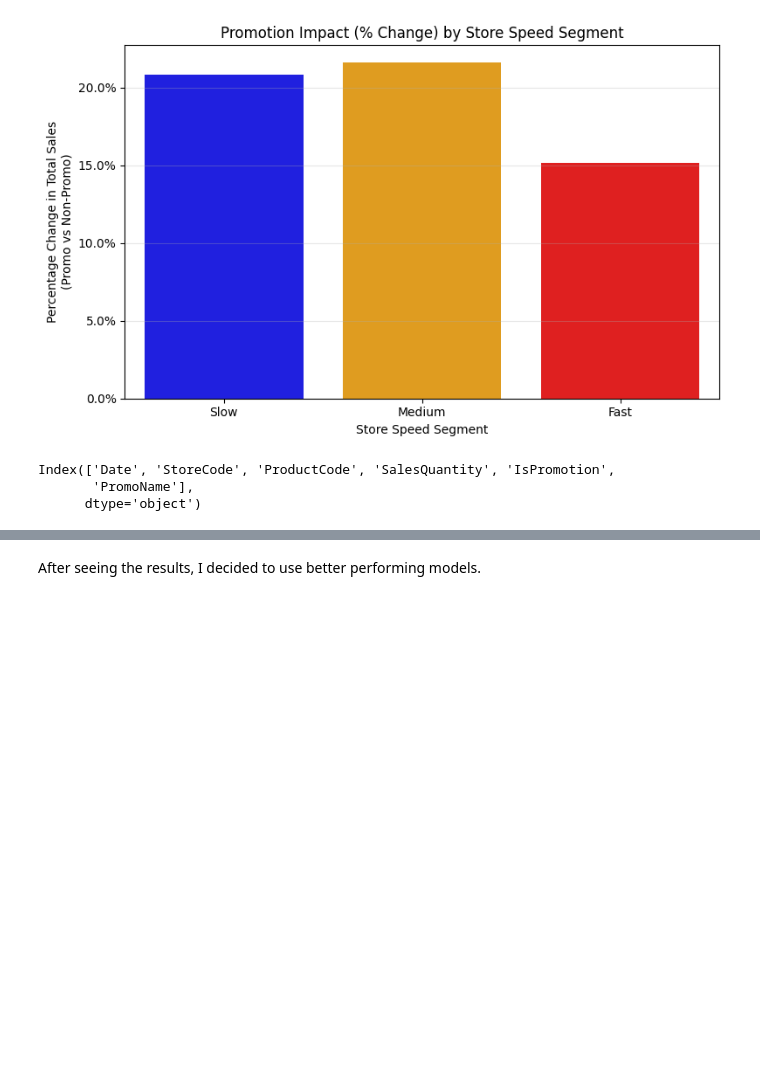
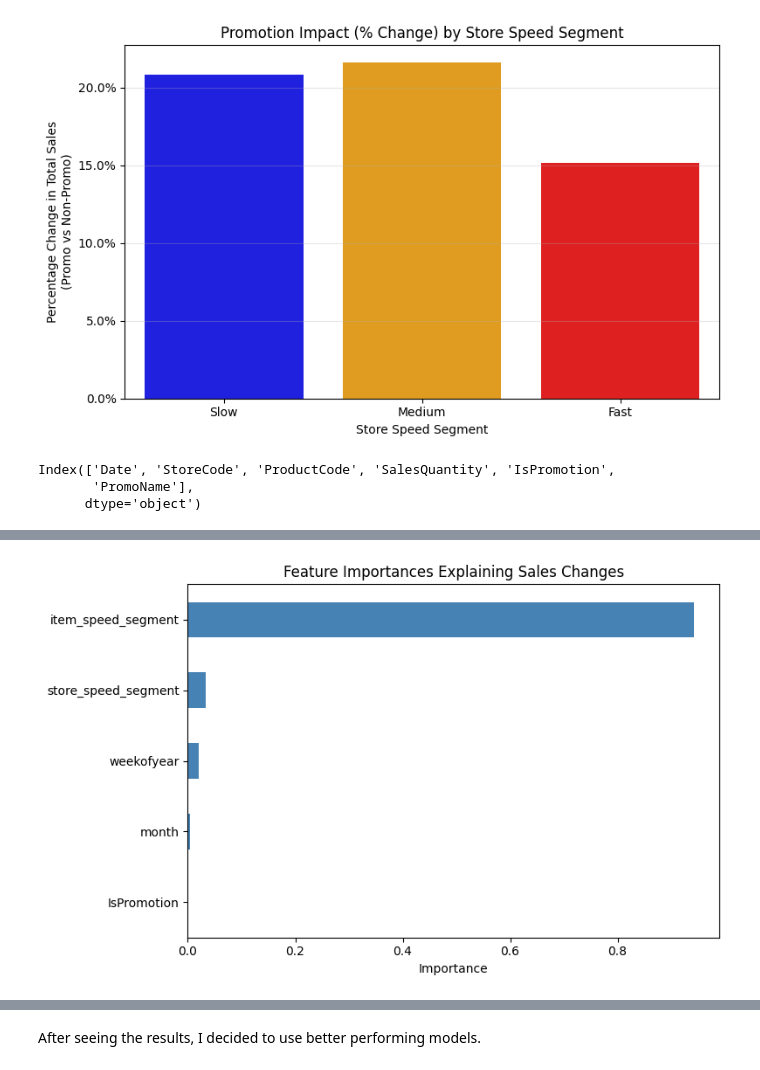
Before and after one commit to emrekaany/Promotion_Bump_DS_Case, a Jupyter notebook: promotion-bump.ipynb, the cells around one changed output, grey strips where cells are left out. Drawn from its saved outputs; the diff is of its cells as text; code cells hidden in the pictures; blank space fills up the shorter version.

```diff
--- a/promotion-bump.ipynb
+++ b/promotion-bump.ipynb
@@ -1021,0 +1050,88 @@ Correct biggest effect (excluding Residual): C(ItemSpeed) (explains approx. 7.99
+# %%
+# ==============================
+# A5 – Feature Importance Model
+# ==============================
+
+from sklearn.ensemble import RandomForestRegressor
+from sklearn.preprocessing import LabelEncoder
+import pandas as pd
+import numpy as np
+import matplotlib.pyplot as plt
+
+# ---- 1. Base DF ----
+dfm = df_a.copy()
+
+# ---- 2. Add item speed segment (from pivot_ratio) ----
+item_speed = pivot_ratio[["speed_segment"]].reset_index()  # ProductCode, speed_segment
+dfm = dfm.merge(
+    item_speed.rename(columns={"speed_segment": "item_speed_segment"}),
+    on="ProductCode",
+    how="left"
+)
+
+# ---- 3. Add store speed segment (from pivot_store) ----
+store_speed = pivot_store[["speed_segment"]].reset_index()  # StoreCode, speed_segment
+dfm = dfm.merge(
+    store_speed.rename(columns={"speed_segment": "store_speed_segment"}),
+    on="StoreCode",
+    how="left"
+)
+
+# ---- 4. Time features ----
+dfm["dow"] = dfm["Date"].dt.dayofweek
+dfm["month"] = dfm["Date"].dt.month
+dfm["weekofyear"] = dfm["Date"].dt.isocalendar().week.astype(int)
+
+# ---- 5. Lag features ----
+#dfm = dfm.sort_values(["StoreCode", "ProductCode", "Date"])
+#dfm["qty_lag1"] = dfm.groupby(["StoreCode", "ProductCode"])["SalesQuantity"].shift(1)
+#dfm["qty_lag7"] = dfm.groupby(["StoreCode", "ProductCode"])["SalesQuantity"].shift(7)
+#dfm["qty_roll7"] = (
+#    dfm.groupby(["StoreCode", "ProductCode"])["SalesQuantity"]
+#        .shift(1).rolling(7).mean()
+#)
+
+# Drop NA from lags (model NA kabul etmez)
+#dfm = dfm.dropna(subset=["qty_lag1", "qty_lag7", "qty_roll7"])
+
+# ---- 6. Encode segments ----
+le = LabelEncoder()
+dfm["item_speed_segment"] = le.fit_transform(dfm["item_speed_segment"].astype(str))
+dfm["store_speed_segment"] = le.fit_transform(dfm["store_speed_segment"].astype(str))
+
+# ---- 7. Select features ----
+feature_cols = [
+    "IsPromotion",
+    "item_speed_segment",
+    "store_speed_segment",
+    "month",
+    "weekofyear"
+]
+
+X = dfm[feature_cols]
+y = dfm["SalesQuantity"]
+
+# ---- 8. Train RF model ----
+rf = RandomForestRegressor(
+    n_estimators=50,
+    max_depth=12,
+    n_jobs=-1,
+    random_state=42
+)
+rf.fit(X, y)
+
+# ---- 9. Feature Importance ----
+importances = pd.Series(rf.feature_importances_, index=feature_cols)
+importances = importances.sort_values(ascending=False)
+
+print("\n=== FEATURE IMPORTANCE ===")
+display(importances)
+
+# ---- 10. Plot ----
+plt.figure(figsize=(8, 5))
+importances.sort_values().plot(kind="barh", color="steelblue")
+plt.title("Feature Importances Explaining Sales Changes")
+plt.xlabel("Importance")
+plt.tight_layout()
+plt.show()
+# %% [output]
@@ -1021,0 +1145 @@ Correct biggest effect (excluding Residual): C(ItemSpeed) (explains approx. 7.99
+[figure, added]
```
Also changed, not shown: parts of 20 cells of this notebook.
